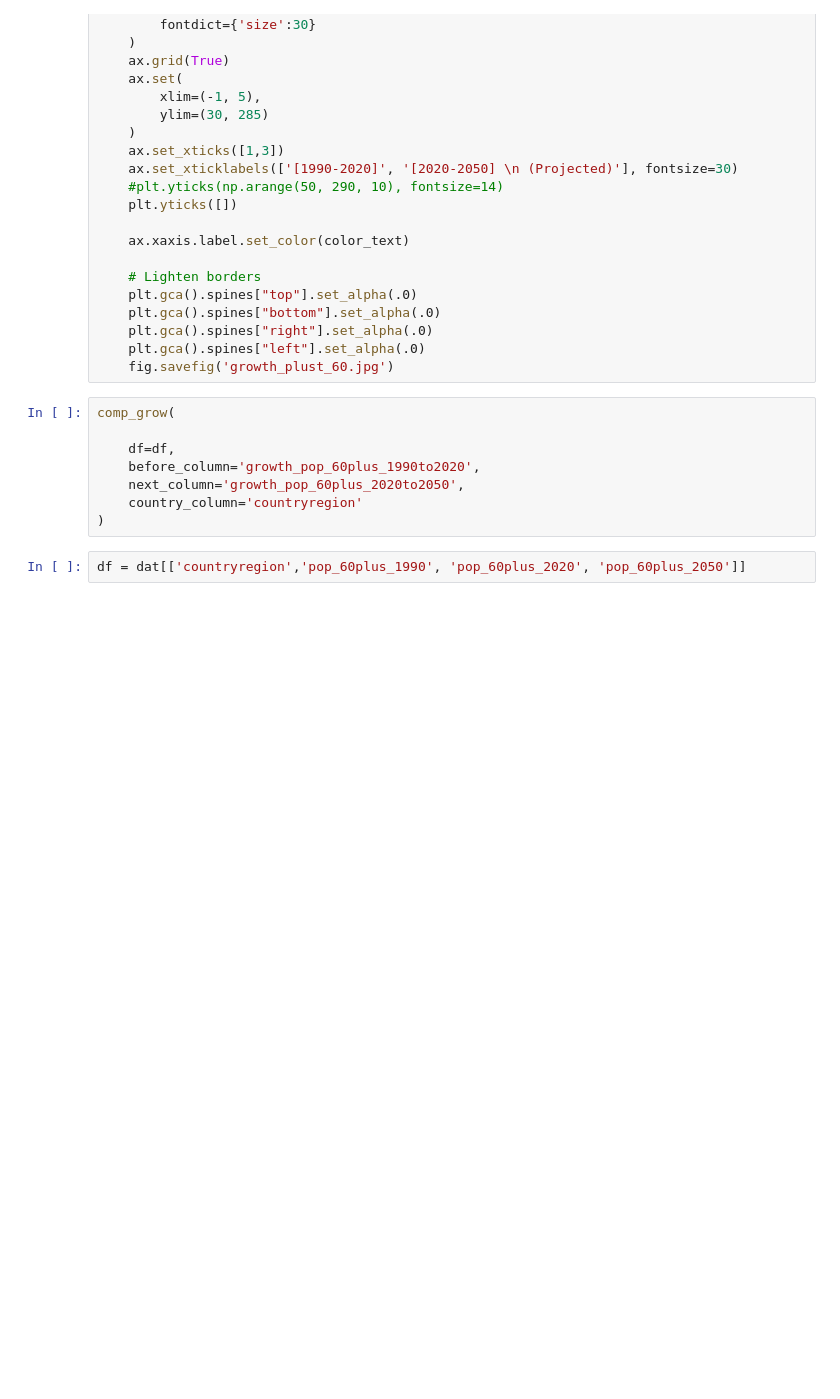
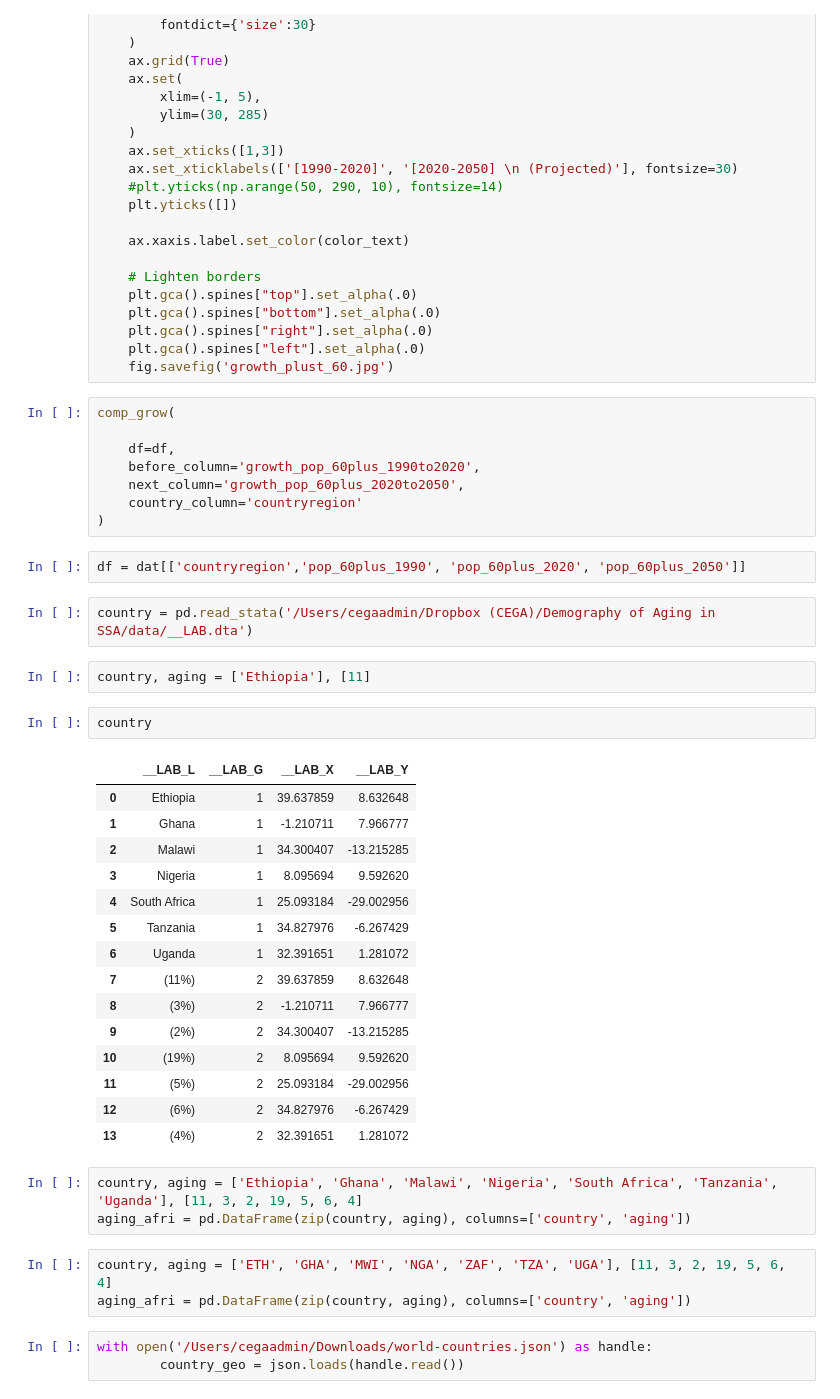
Before and after one commit to rlmic/aging-africa, a Jupyter notebook: notebooks/projected_growth.ipynb, the cells around one changed output. Cells and saved outputs as stored; diff of their text form; blank space fills up the shorter version.

```diff
--- a/notebooks/projected_growth.ipynb
+++ b/notebooks/projected_growth.ipynb
@@ -104,3 +262,34 @@ comp_grow(
 )
 # %%
 df = dat[['countryregion','pop_60plus_1990', 'pop_60plus_2020', 'pop_60plus_2050']]
+# %%
+country = pd.read_stata('/Users/cegaadmin/Dropbox (CEGA)/Demography of Aging in SSA/data/__LAB.dta')
+# %%
+country, aging = ['Ethiopia'], [11]
+# %%
+country
+# %% [output]
+|  | __LAB_L | __LAB_G | __LAB_X | __LAB_Y |
+| 0 | Ethiopia | 1 | 39.637859 | 8.632648 |
+| 1 | Ghana | 1 | -1.210711 | 7.966777 |
+| 2 | Malawi | 1 | 34.300407 | -13.215285 |
+| 3 | Nigeria | 1 | 8.095694 | 9.592620 |
+| 4 | South Africa | 1 | 25.093184 | -29.002956 |
+| 5 | Tanzania | 1 | 34.827976 | -6.267429 |
+| 6 | Uganda | 1 | 32.391651 | 1.281072 |
+| 7 | (11%) | 2 | 39.637859 | 8.632648 |
+| 8 | (3%) | 2 | -1.210711 | 7.966777 |
+| 9 | (2%) | 2 | 34.300407 | -13.215285 |
+| 10 | (19%) | 2 | 8.095694 | 9.592620 |
+| 11 | (5%) | 2 | 25.093184 | -29.002956 |
+| 12 | (6%) | 2 | 34.827976 | -6.267429 |
+| 13 | (4%) | 2 | 32.391651 | 1.281072 |
+# %%
+country, aging = ['Ethiopia', 'Ghana', 'Malawi', 'Nigeria', 'South Africa', 'Tanzania', 'Uganda'], [11, 3, 2, 19, 5, 6, 4]
+aging_afri = pd.DataFrame(zip(country, aging), columns=['country', 'aging'])
+# %%
+country, aging = ['ETH', 'GHA', 'MWI', 'NGA', 'ZAF', 'TZA', 'UGA'], [11, 3, 2, 19, 5, 6, 4]
+aging_afri = pd.DataFrame(zip(country, aging), columns=['country', 'aging'])
+# %%
+with open('/Users/cegaadmin/Downloads/world-countries.json') as handle:
+        country_geo = json.loads(handle.read())
```
Also changed, not shown: parts of 18 cells of this notebook, 1 other file.
